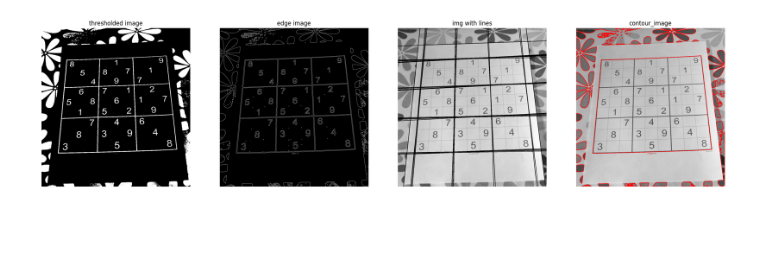
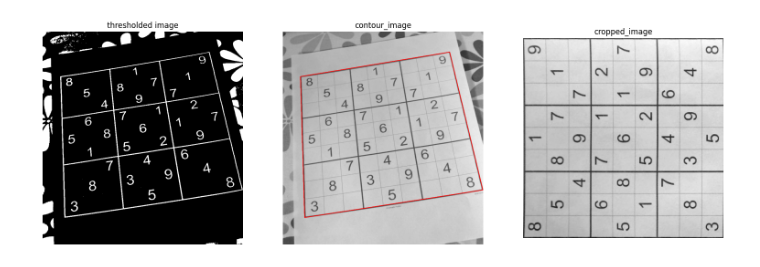
Before and after one commit to AhmedZahran02/Sudoku-Solver-Image-detection, a Jupyter notebook: main.ipynb, the cells around one changed output. Saved outputs shown, nothing was run; the diff lists cells and outputs as text; code cells hidden in the pictures; blank space fills up the shorter version.

```diff
--- a/main.ipynb
+++ b/main.ipynb
@@ -42,7 +42,7 @@ def gamma_correction(image, gamma):
     return corrected_image
 # %%
 # read image
-img = cv2.imread('./input_sample_1.jpg')
+img = cv2.imread('./input_sample_3.jpg')
 img = cv2.cvtColor(img,cv2.COLOR_BGR2GRAY)
 
 
@@ -74,48 +74,81 @@ dialationKernel = np.ones((7, 7), np.uint8)
 # binary_image = cv2.morphologyEx(binary_image, cv2.MORPH_OPEN, erosionKernel,iterations=1)
 
 
 
 
 # newLines = []
 # done = False  # Initialize done as a global variable
 
 # i = len(lines) - 1
 # while i >= 0:
 #     j = i - 1
 #     done = False  # Reset done for each iteration of the outer loop
 #     while j >= 0:
 #         if (abs(lines[i][0][0] - lines[j][0][0]) < 100) and (abs(lines[i][0][1] - lines[j][0][1]) < 0.1):
 #             done = True
 #         j -= 1
 #     if not done:
 #         newLines.append(lines[i])
 #     i -= 1
 
 # print(newLines)
 # print(len(lines))
 # print(len(newLines))
 
 contours, _ = cv2.findContours(binary_image, cv2.RETR_EXTERNAL, cv2.CHAIN_APPROX_SIMPLE)
 contour_image = cv2.cvtColor(img.copy(),cv2.COLOR_GRAY2BGR)
-cv2.drawContours(contour_image, contours, -1, (255, 0, 0), 2)
-# print(contours)
+# cv2.drawContours(contour_image, contours, -1, (255, 0, 0), 2)
+
+rectangles = []
+
+for contour in contours:
+    # Approximate the contour to a polygon
+    epsilon = 0.04 * cv2.arcLength(contour, True)
+    approx = cv2.approxPolyDP(contour, epsilon, True)
+
+    # Check if the polygon has 4 vertices (a square)
+    if len(approx) == 4:
+        # Calculate the bounding rectangle
+        x, y, w, h = cv2.boundingRect(approx)
+
+        # Ensure that the rectangle is approximately square
+        aspect_ratio = float(w) / h
+        # if 0.4 <= aspect_ratio <= 1.6:
+            # Draw the rectangle on the original image
+        rectangles.append((w*h,approx))
+        # cv2.drawContours(contour_image, [approx], 0, (0, 255, 0), 2)
+
+rectangles.sort(reverse=True,key=lambda x: x[0])
+cv2.drawContours(contour_image, [rectangles[0][1]], 0, (255, 0, 0), 2)
+
+# Define the original four points (source points) - specify them in the order top-left, top-right, bottom-right, bottom-left
+original_points = np.array([rectangles[0][1][0], rectangles[0][1][3], rectangles[0][1][2], rectangles[0][1][1]], dtype=np.float32)
+
+# Define the new four points (destination points)
+new_points = np.array([[0, 0], [400, 0], [400, 400], [0, 400]], dtype=np.float32)
+
+# Calculate the perspective transformation matrix
+matrix = cv2.getPerspectiveTransform(original_points, new_points)
+
+# Apply the perspective transformation to the image
+result = cv2.warpPerspective(img, matrix, (400, 400))
 
 
-edges = cv2.Canny(binary_image, 50, 200, apertureSize=3)
-lines = cv2.HoughLines(edges, 1, np.pi/180, 150)
-for r_theta in lines:
-    arr = np.array(r_theta[0], dtype=np.float64)
-    r, theta = arr
-    a = np.cos(theta)
-    b = np.sin(theta)
-    x0 = a*r
-    y0 = b*r
-    x1 = int(x0 + 10000*(-b))
-    y1 = int(y0 + 10000*(a))
-    x2 = int(x0 - 10000*(-b))
-    y2 = int(y0 - 10000*(a))
-    cv2.line(img, (x1, y1), (x2, y2), (0, 0, 255), 2)
+# edges = cv2.Canny(binary_image, 50, 200, apertureSize=3)
+# lines = cv2.HoughLines(edges, 1, np.pi/180, 150)
+# for r_theta in lines:
+#     arr = np.array(r_theta[0], dtype=np.float64)
+#     r, theta = arr
+#     a = np.cos(theta)
+#     b = np.sin(theta)
+#     x0 = a*r
+#     y0 = b*r
+#     x1 = int(x0 + 10000*(-b))
+#     y1 = int(y0 + 10000*(a))
+#     x2 = int(x0 - 10000*(-b))
+#     y2 = int(y0 - 10000*(a))
+#     cv2.line(img, (x1, y1), (x2, y2), (0, 0, 255), 2)
 
-show_images([binary_image,edges,img,contour_image],['thresholded image','edge image','img with lines','contour_image'])
+show_images([binary_image,contour_image,result],['thresholded image','contour_image','cropped_image'])
 # %% [output]
-[figure, old version]
+[figure, new version]
```
Also changed, not shown: 5 other files.
